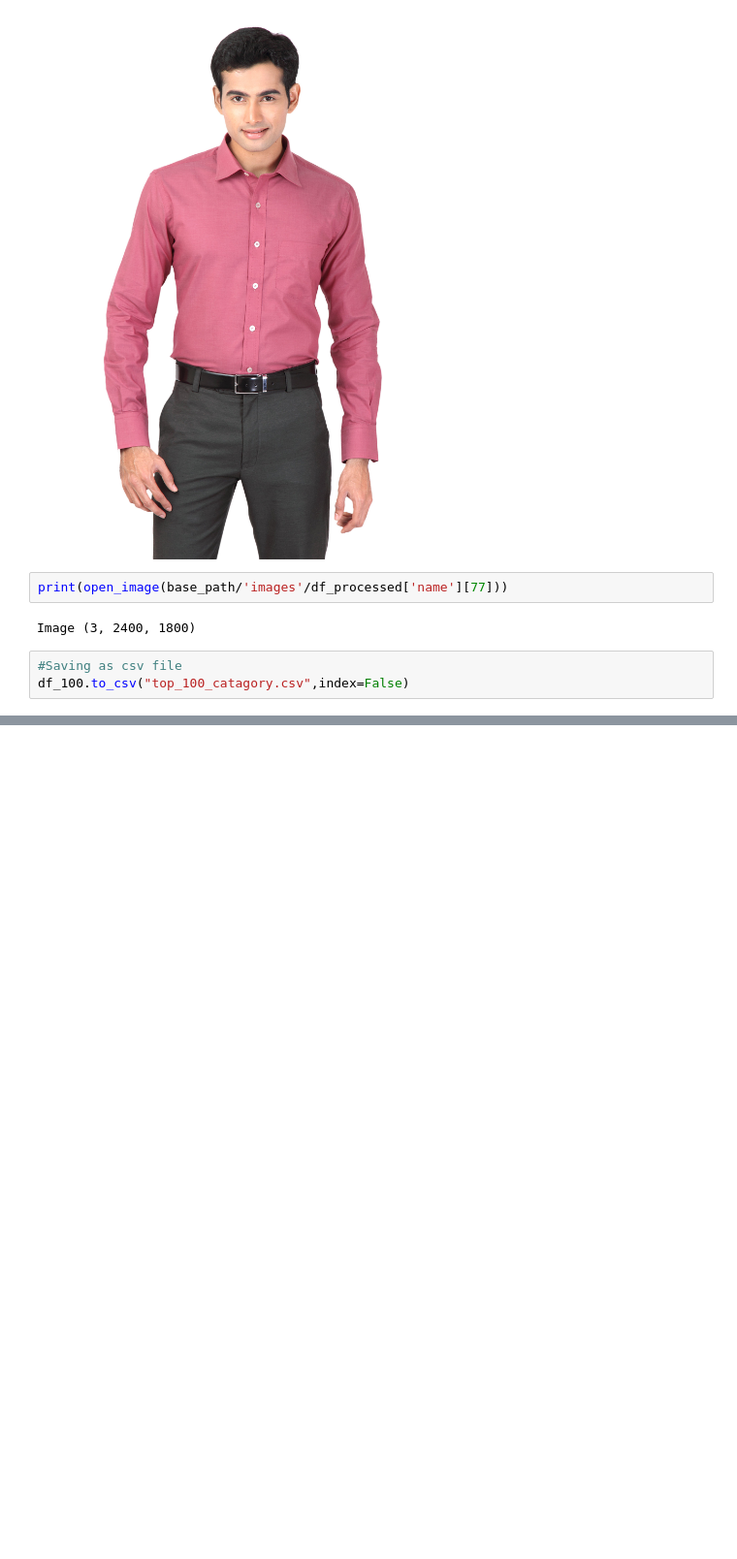
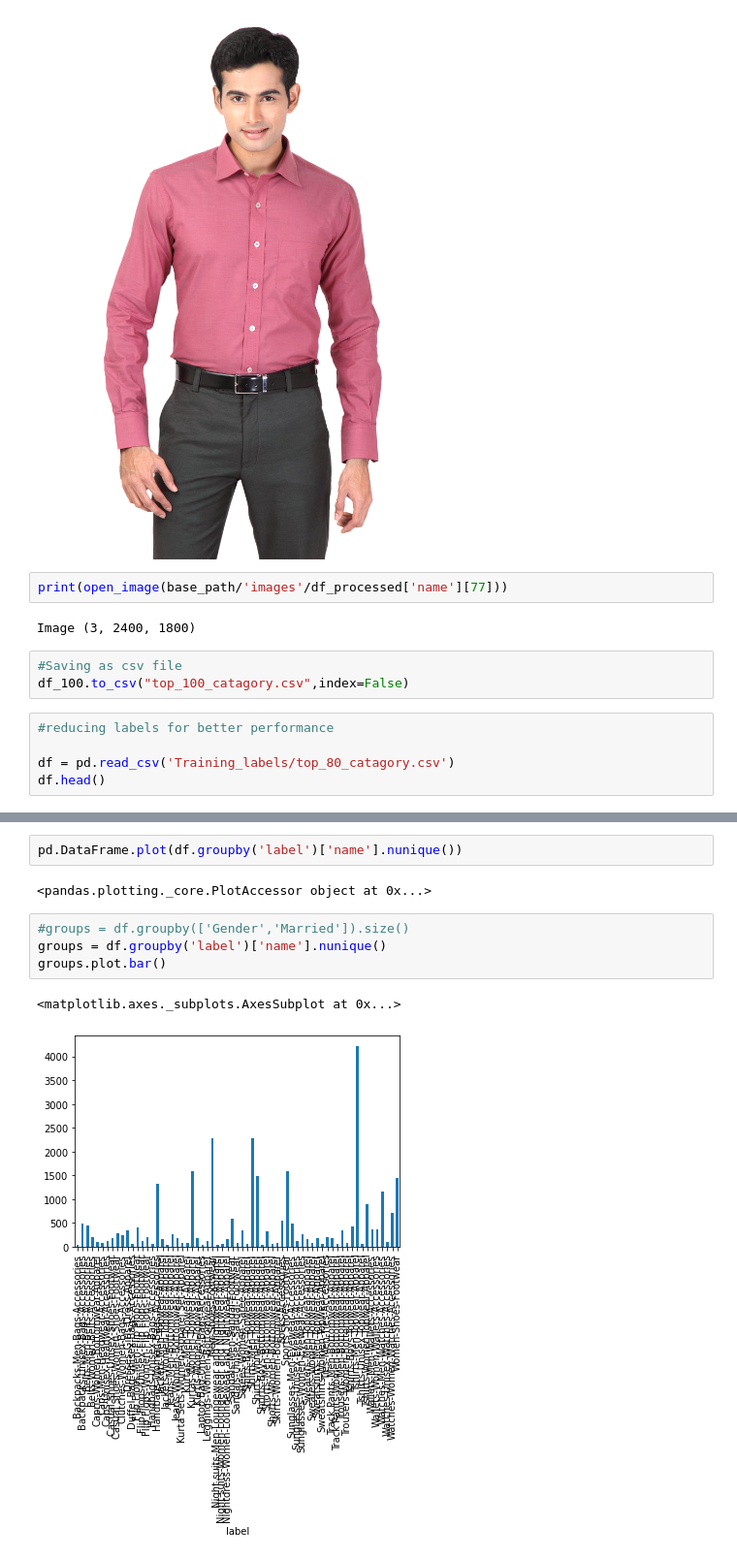
Before and after one commit to Rohit442/NR, a Jupyter notebook: analysing_dataset.ipynb, the cells around one changed output, grey strips where cells are left out. Shown at 97% size. Drawn from its saved outputs; the diff is of its cells as text; blank space fills up the shorter version.

Commit message:
Feat - Plot graph on image count in dataset

```diff
--- a/analysing_dataset.ipynb
+++ b/analysing_dataset.ipynb
@@ -173,3 +173,8 @@ Image (3, 2400, 1800)
 # %%
 #Saving as csv file
 df_100.to_csv("top_100_catagory.csv",index=False)
+# %%
+#reducing labels for better performance
+
+df = pd.read_csv('Training_labels/top_80_catagory.csv')
+df.head()
@@ -175,0 +227,11 @@ df_100.to_csv("top_100_catagory.csv",index=False)
+# %%
+pd.DataFrame.plot(df.groupby('label')['name'].nunique())
+# %% [output]
+<pandas.plotting._core.PlotAccessor object at 0x...>
+# %%
+#groups = df.groupby(['Gender','Married']).size()
+groups = df.groupby('label')['name'].nunique()
+groups.plot.bar()
+# %% [output]
+<matplotlib.axes._subplots.AxesSubplot at 0x...>
+[figure, added]
```
Also changed, not shown: parts of 8 cells of this notebook.
